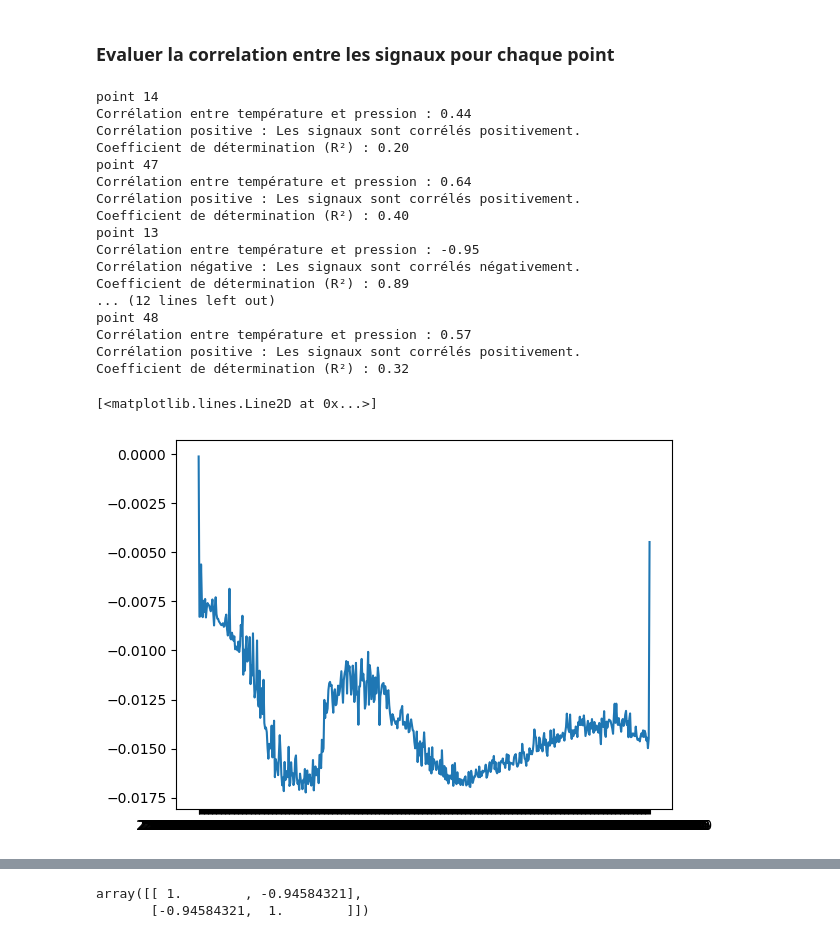
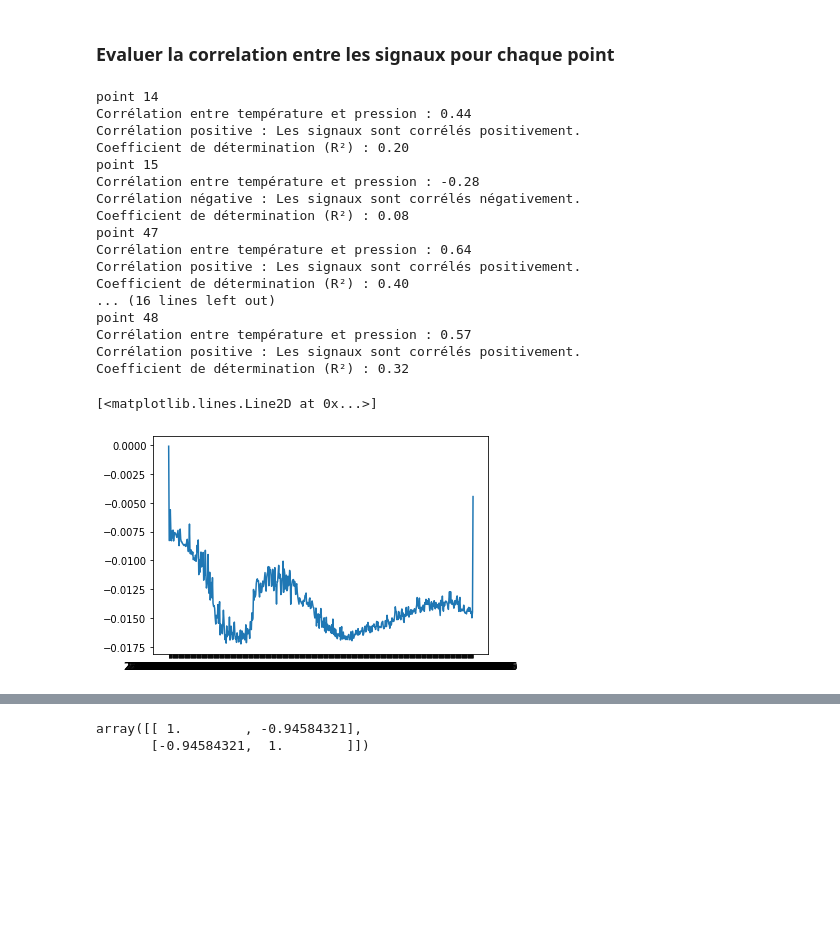
Before and after one commit to Lauredesorgues/MOLONARI_projet_3-, a Jupyter notebook: traitement_data_molonari_12-10_Francisco_mod.ipynb, the cells around one changed output, grey strips where cells are left out. Drawn from its saved outputs; the diff is of its cells as text; code cells hidden in the pictures; blank space fills up the shorter version.

Commit message:
modifs dico data

```diff
--- a/traitement_data_molonari_12-10_Francisco_mod.ipynb
+++ b/traitement_data_molonari_12-10_Francisco_mod.ipynb
@@ -338,7 +340,7 @@ True
 
 # Générer deux signaux synthétiques de température et de pression (ou charger vos données réelles)
 # Assurez-vous que les signaux ont la même longueur
-for point in data:
+for point in data.values():
     print(f"point {point['numero']}")
     temperature_signal = point['pression2']['temperature_stream']
     pressure_signal = point['pression2']['dH']
@@ -366,22 +368,22 @@ point 14
 Corrélation entre température et pression : 0.44
 Corrélation positive : Les signaux sont corrélés positivement.
 Coefficient de détermination (R²) : 0.20
+point 15
+Corrélation entre température et pression : -0.28
+Corrélation négative : Les signaux sont corrélés négativement.
+Coefficient de détermination (R²) : 0.08
 point 47
 Corrélation entre température et pression : 0.64
 Corrélation positive : Les signaux sont corrélés positivement.
 Coefficient de détermination (R²) : 0.40
-point 13
-Corrélation entre température et pression : -0.95
-Corrélation négative : Les signaux sont corrélés négativement.
-Coefficient de détermination (R²) : 0.89
-... (12 lines left out)
+... (16 lines left out)
 point 48
 Corrélation entre température et pression : 0.57
 Corrélation positive : Les signaux sont corrélés positivement.
 Coefficient de détermination (R²) : 0.32
 # %%
-plt.plot(data[0]['pression2']['dates'], data[0]['pression2']['dH'])
+plt.plot(data['14']['pression2']['dates'], data['14']['pression2']['dH'])
 # %% [output]
 [<matplotlib.lines.Line2D at 0x...>]
-[figure, old version]
+[figure, new version]
 # %%
```
Also changed, not shown: parts of 4 cells of this notebook.
